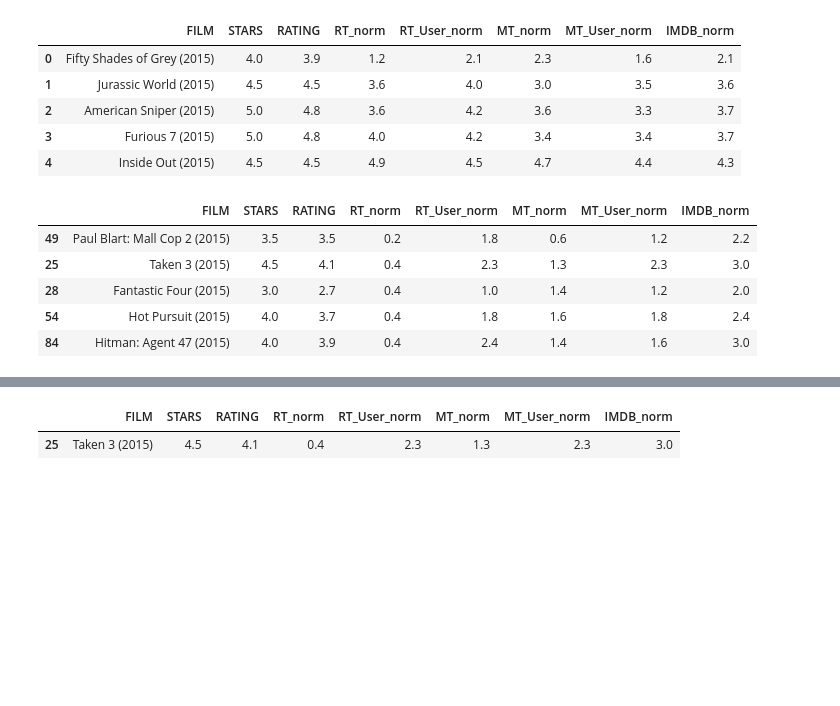
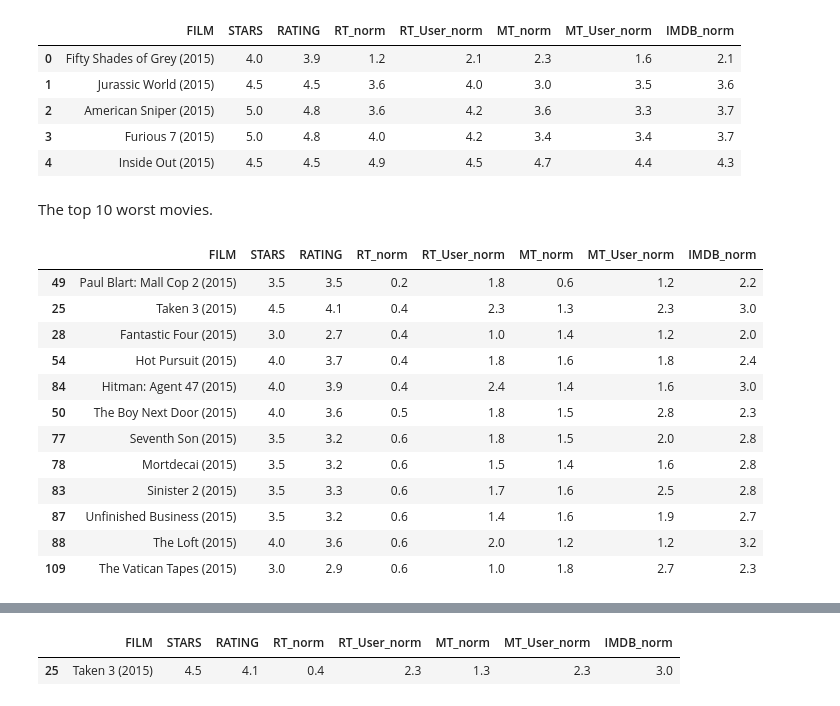
Before and after one commit to elipopovadev/Python-for-Machine-Learning-and-Data-Science-Masterclass, a Jupyter notebook: Capstone Project Data Analysis and Visualization/Capstone Project.ipynb, the cells around one changed output, grey strips where cells are left out. Drawn from its saved outputs; the diff is of its cells as text; code cells hidden in the pictures; blank space fills up the shorter version.

```diff
--- a/Capstone Project Data Analysis and Visualization/Capstone Project.ipynb
+++ b/Capstone Project Data Analysis and Visualization/Capstone Project.ipynb
@@ -643,14 +671,22 @@ df_norm_scores.head()
 | 2 | American Sniper (2015) | 5.0 | 4.8 | 3.6 | 4.2 | 3.6 | 3.3 | 3.7 |
 | 3 | Furious 7 (2015) | 5.0 | 4.8 | 4.0 | 4.2 | 3.4 | 3.4 | 3.7 |
 | 4 | Inside Out (2015) | 4.5 | 4.5 | 4.9 | 4.5 | 4.7 | 4.4 | 4.3 |
+# %% [markdown]
+The top 10 worst movies.
 # %%
-''' The top 10 worst movies. '''
 worst_movies = df_norm_scores.nsmallest(10, 'RT_norm', keep='all')
-worst_movies.head()
+worst_movies
 # %% [output]
 |  | FILM | STARS | RATING | RT_norm | RT_User_norm | MT_norm | MT_User_norm | IMDB_norm |
 | 49 | Paul Blart: Mall Cop 2 (2015) | 3.5 | 3.5 | 0.2 | 1.8 | 0.6 | 1.2 | 2.2 |
 | 25 | Taken 3 (2015) | 4.5 | 4.1 | 0.4 | 2.3 | 1.3 | 2.3 | 3.0 |
 | 28 | Fantastic Four (2015) | 3.0 | 2.7 | 0.4 | 1.0 | 1.4 | 1.2 | 2.0 |
 | 54 | Hot Pursuit (2015) | 4.0 | 3.7 | 0.4 | 1.8 | 1.6 | 1.8 | 2.4 |
 | 84 | Hitman: Agent 47 (2015) | 4.0 | 3.9 | 0.4 | 2.4 | 1.4 | 1.6 | 3.0 |
+| 50 | The Boy Next Door (2015) | 4.0 | 3.6 | 0.5 | 1.8 | 1.5 | 2.8 | 2.3 |
+| 77 | Seventh Son (2015) | 3.5 | 3.2 | 0.6 | 1.8 | 1.5 | 2.0 | 2.8 |
+| 78 | Mortdecai (2015) | 3.5 | 3.2 | 0.6 | 1.5 | 1.4 | 1.6 | 2.8 |
+| 83 | Sinister 2 (2015) | 3.5 | 3.3 | 0.6 | 1.7 | 1.6 | 2.5 | 2.8 |
+| 87 | Unfinished Business (2015) | 3.5 | 3.2 | 0.6 | 1.4 | 1.6 | 1.9 | 2.7 |
+| 88 | The Loft (2015) | 4.0 | 3.6 | 0.6 | 2.0 | 1.2 | 1.2 | 3.2 |
+| 109 | The Vatican Tapes (2015) | 3.0 | 2.9 | 0.6 | 1.0 | 1.8 | 2.7 | 2.3 |
```
Also changed, not shown: parts of 70 cells of this notebook.
